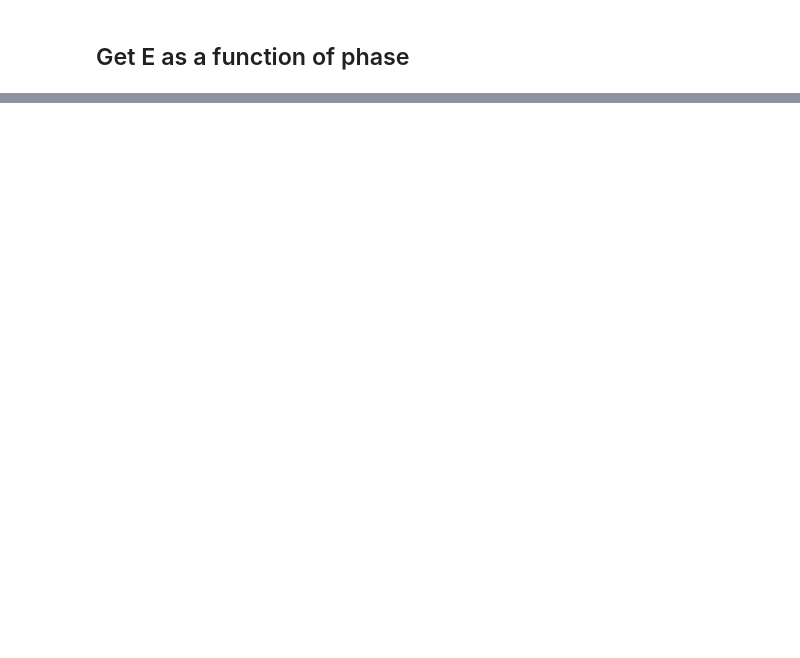
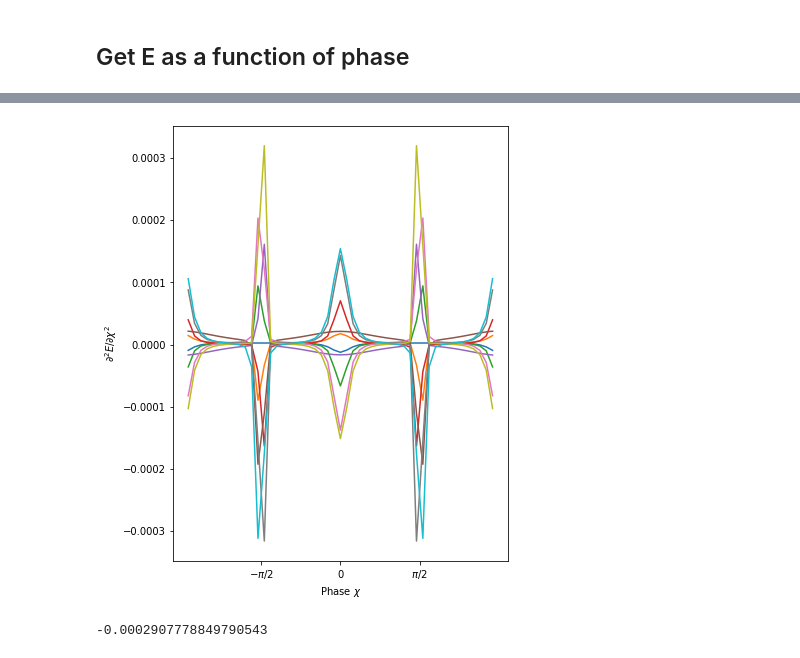
Before and after one commit to gautamra/Superconducting-Fibonacci-chain, a Jupyter notebook: SC-Fibonacci-library.ipynb, the cells around one changed output, grey strips where cells are left out. Saved outputs shown, nothing was run; the diff lists cells and outputs as text; code cells hidden in the pictures; blank space fills up the shorter version.

```diff
--- a/SC-Fibonacci-library.ipynb
+++ b/SC-Fibonacci-library.ipynb
@@ -365,0 +370,21 @@ plt.savefig("temp_phase.pdf")
+# %%
+fig, ax = plt.subplots(figsize = (6,8))
+
+ii = 10
+
+ev_array = np.array(ev_list).T
+[ax.plot(phases[1:-1],np.diff(np.diff(ev))) for ev in ev_array[:ii]]
+# ax.set_ylim([0.95*np.min(ev_array[:ii]), 1.02*np.max(ev_array[:ii])])
+ax.set_xlabel("Phase $\\chi$")
+ax.set_ylabel("$\\partial^2 E / \\partial \\chi^2$")
+ax.set_xticks([-np.pi/2,0,np.pi/2])
+ax.set_xticklabels(["$-\\pi/2$","$0$","$\\pi/2$"])
+
+plt.savefig("temp_phase.pdf")
+# %% [output]
+[figure, added]
+# %%
+zero = np.argmin(np.abs(phases))
+np.sum([d2ev[11] for d2ev in [np.diff(np.diff(ev)) for ev in ev_array[:ii]]])
+# %% [output]
+-0.0002907778849790543
```
Also changed, not shown: parts of 10 cells of this notebook.
